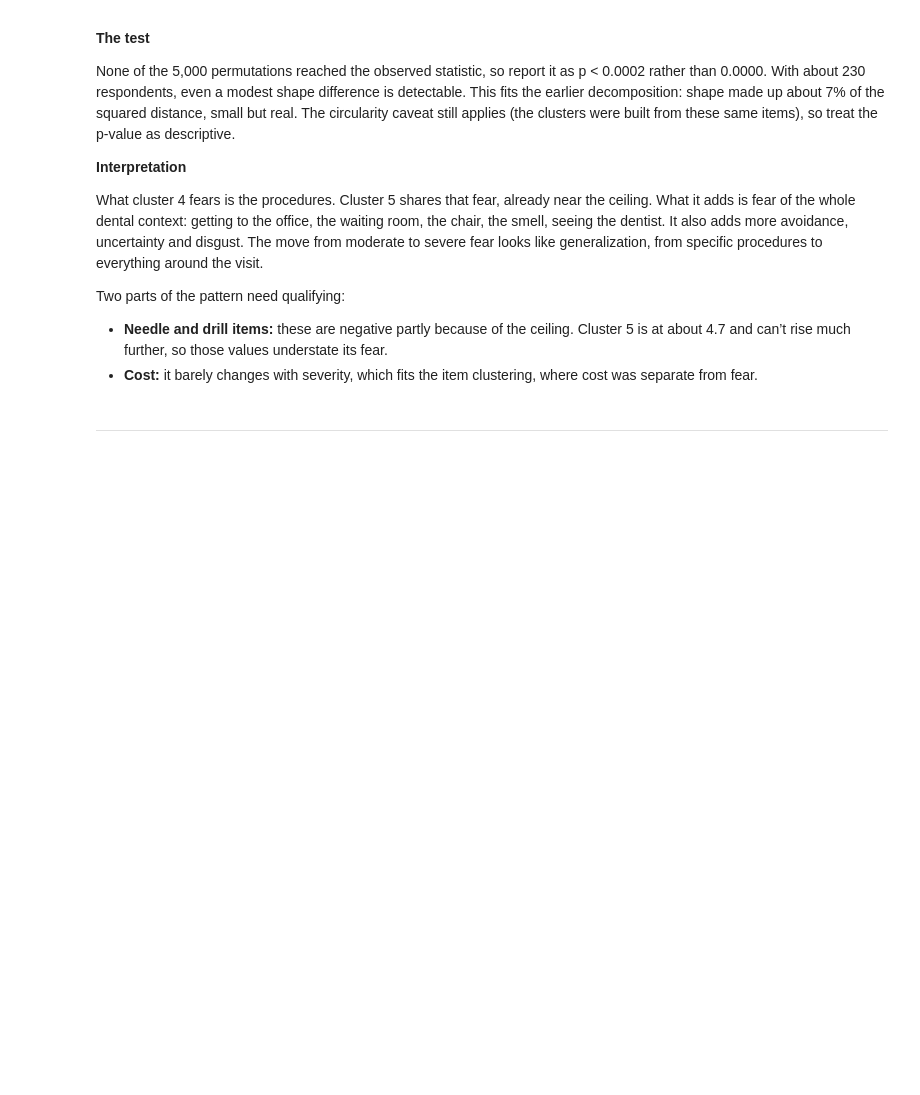
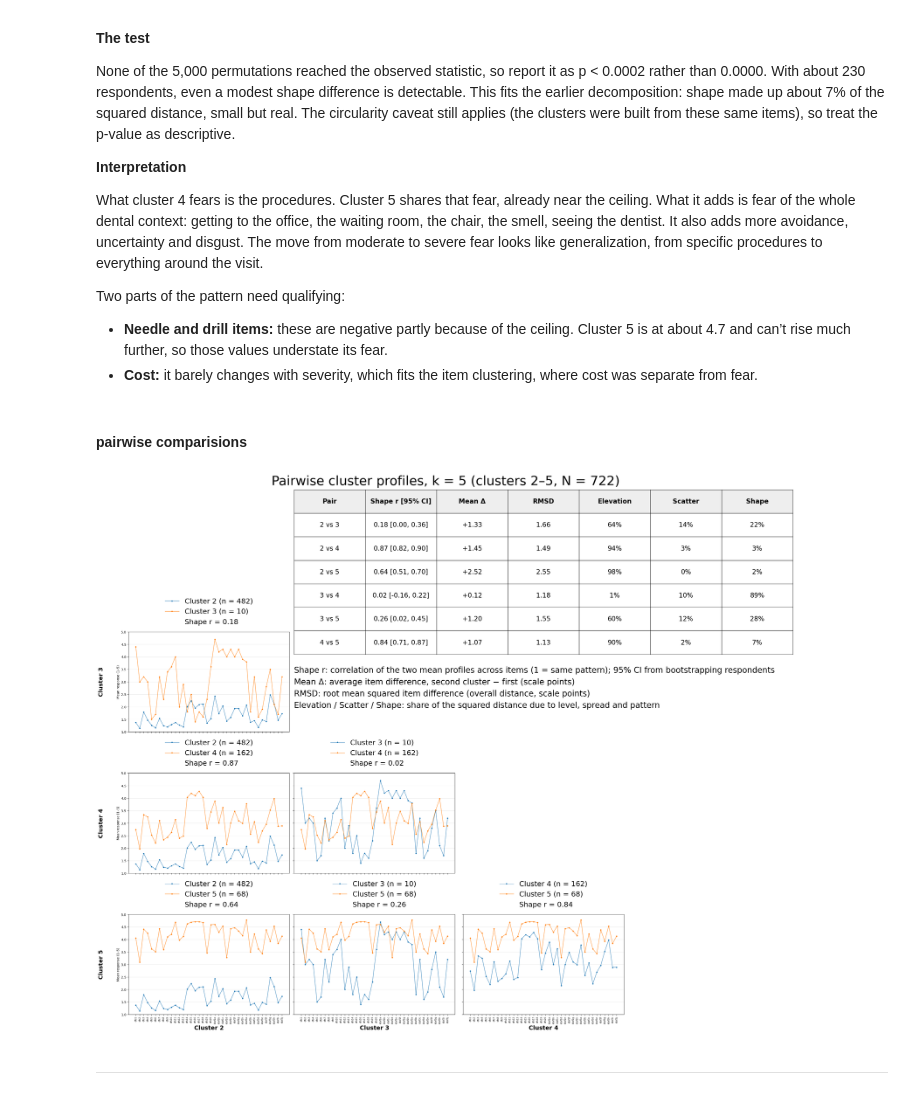
Before and after one commit to oral-health-and-disease-ontologies/DFA-Study, a Jupyter notebook: notebooks/DFA-cluster-analysis.ipynb, the cells around one changed output. Cells and saved outputs as stored; diff of their text form; code cells hidden in the pictures; blank space fills up the shorter version.

Commit message:
add pairwise profile figures

```diff
--- a/notebooks/DFA-cluster-analysis.ipynb
+++ b/notebooks/DFA-cluster-analysis.ipynb
@@ -366,6 +757,42 @@ Two parts of the pattern need qualifying:
 
 * **Needle and drill items:** these are negative partly because of the ceiling. Cluster 5 is at about 4.7 and can’t rise much further, so those values understate its fear.
 * **Cost:** it barely changes with severity, which fits the item clustering, where cost was separate from fear.
+# %% [markdown]
+#### pairwise comparisions
+# %%
+# compare clusters 2–5 from the k = 5 solution; cluster 1 (n = 2) is excluded, as in the profile plot above
+k_pairs = 5
+pair_clusters = list(range(2, 6))
+
+prof_k, lab_k = cluster_profiles(subset_df, Z, k_pairs)
+
+# similarity scores for each pair of clusters: shape r goes in each panel's legend,
+# and the full set is shown as a table in the empty upper-right area
+sim_df = pairwise_similarity_table(subset_df, lab_k, pair_clusters)
+
+fig = plot_pairwise_profiles(
+    prof_k, pair_clusters,
+    figsize=(30, 24),     # (width, height) in inches; None sizes it from panel_size
+    legend_fontsize=22,   # font size of the "Cluster c (n = ...)" legend entries
+    sim_df=sim_df,        # adds "Shape r = ..." under the clusters in each legend
+)
+
+add_similarity_table(
+    fig,
+    sim_df,
+    fontsize=20,       # font size of the table
+    key_fontsize=25,   # font size of the metric descriptions under the table
+)
+
+n_shown = int(prof_k.loc["n", pair_clusters].sum())
+fig.suptitle(
+    f"Pairwise cluster profiles, k = {k_pairs} (clusters {pair_clusters[0]}–{pair_clusters[-1]}, N = {n_shown})",
+    fontsize=40
+)
+plt.savefig(f'figures/pairwise_profile_analysis_k{k_pairs}.png', bbox_inches="tight")
+plt.show()
+# %% [output]
+[figure, added]
 # %% [markdown]
 ---
 # %% [markdown]
```
Also changed, not shown: parts of 7 cells of this notebook, 2 other files.
